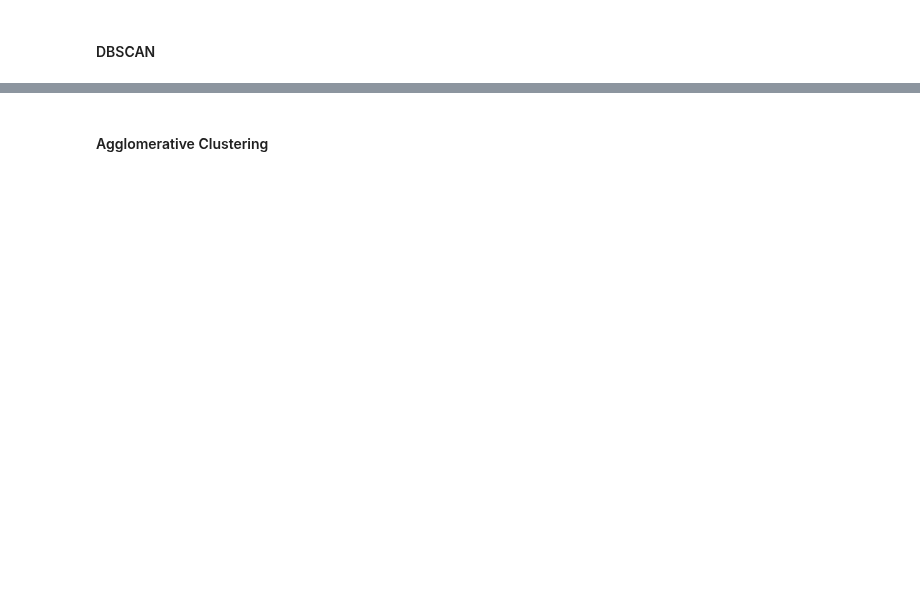
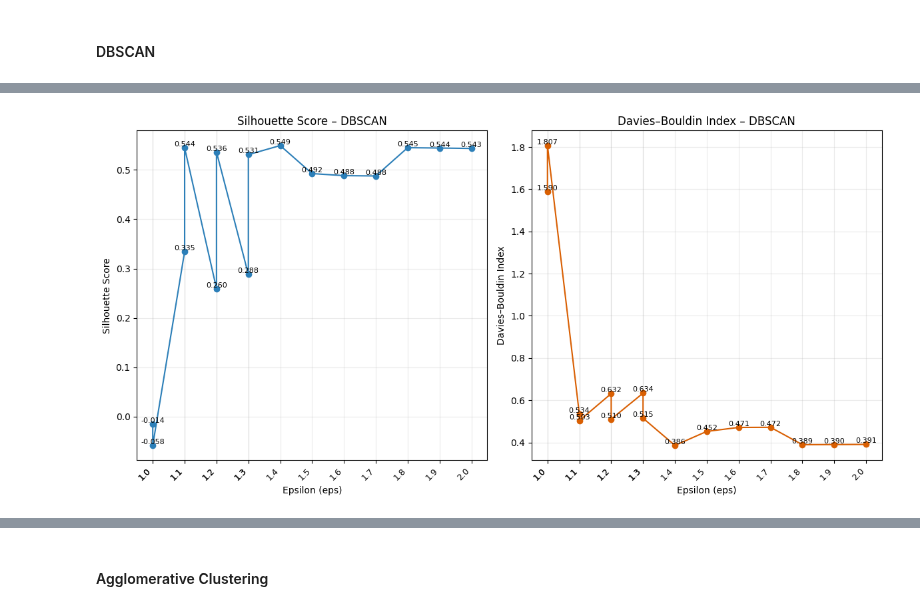
Before and after one commit to JackyDo2005/A3_PDS_RMIT, a Jupyter notebook: Assignment3.ipynb, the cells around one changed output, grey strips where cells are left out. Drawn from its saved outputs; the diff is of its cells as text; code cells hidden in the pictures; blank space fills up the shorter version.

```diff
--- a/Assignment3.ipynb
+++ b/Assignment3.ipynb
@@ -2661,0 +2518,4 @@ BEST: eps=1.8, min=5  |  Clusters=2  |  Silhouette Score: 0.8454  |  Davies-Boul
+# %%
+db_results_list = []
+db_results_list = run_dbscan(df_mcfs, results_store=db_results_list)
+top_db_results = top_runs_by_model(db_results_list, X=df_mcfs.values, top_n=3)
@@ -2661,0 +2540,9 @@ BEST: eps=1.8, min=5  |  Clusters=2  |  Silhouette Score: 0.8454  |  Davies-Boul
+# %%
+plot_clustering_results(
+    results=db_results_list,
+    model_name="DBSCAN",
+    param_name="eps",
+    x_label="Epsilon (eps)"
+)
+# %% [output]
+[figure, added]
```
Also changed, not shown: parts of 47 cells of this notebook.
